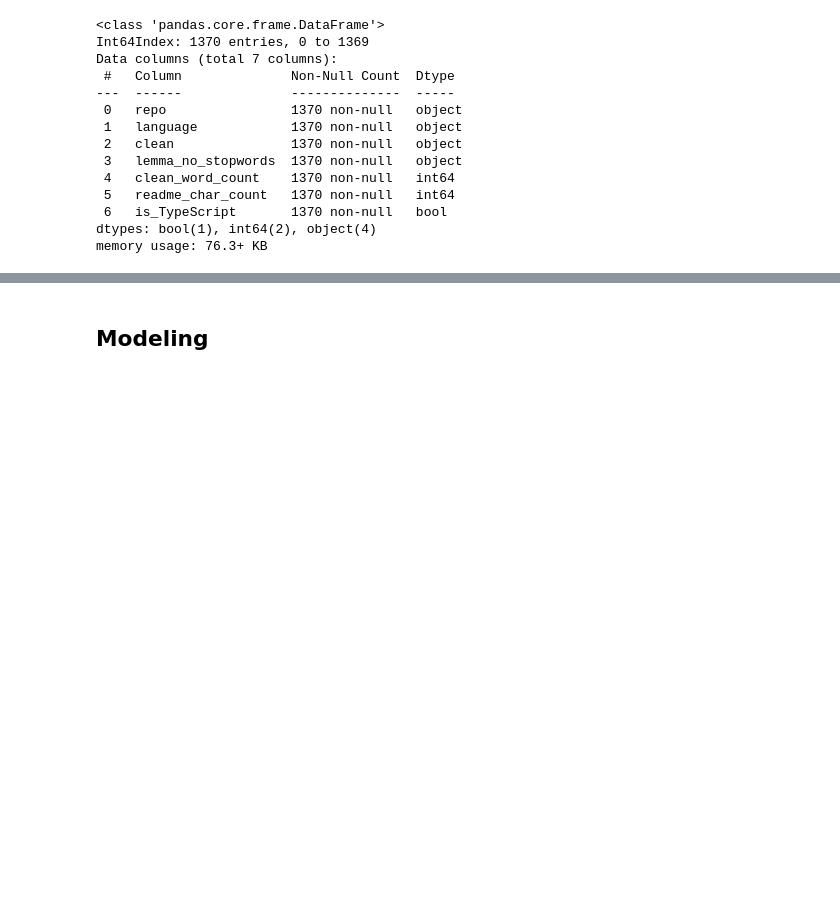
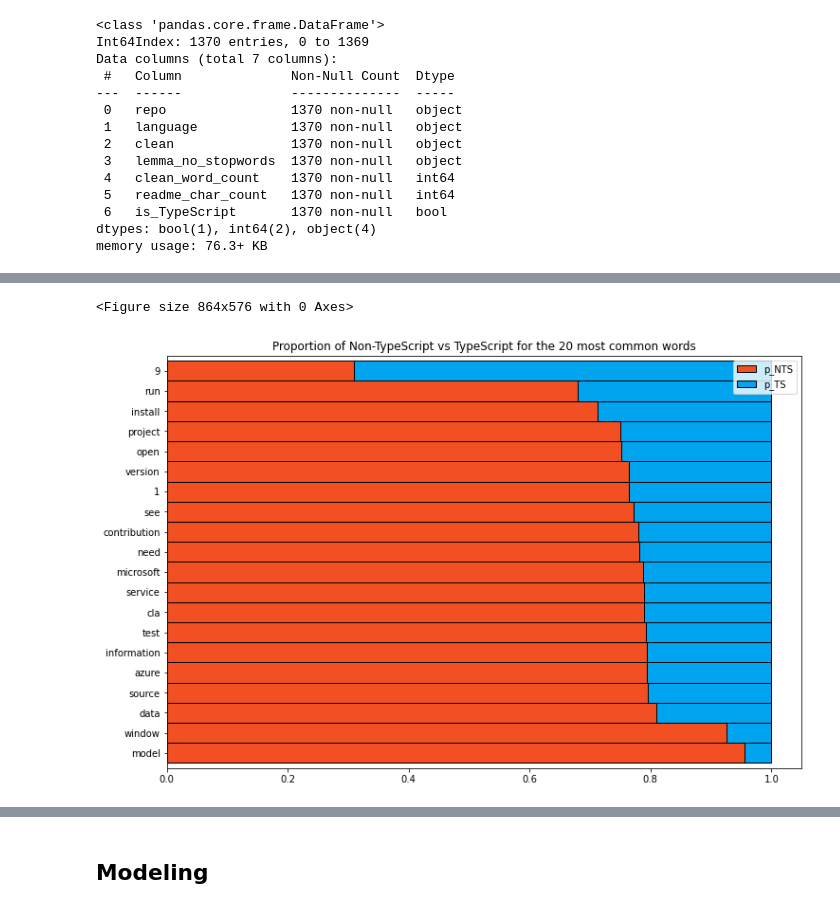
Before and after one commit to lets-talk-codeup/github-guesser, a Jupyter notebook: NLP_project_final_notebook.ipynb, the cells around one changed output, grey strips where cells are left out. Drawn from its saved outputs; the diff is of its cells as text; code cells hidden in the pictures; blank space fills up the shorter version.

```diff
--- a/NLP_project_final_notebook.ipynb
+++ b/NLP_project_final_notebook.ipynb
@@ -106,0 +143,4 @@ df.head()
+# %%
+#Call the train_val_test_split function from wrangle.py
+
+train, validate, test = wr.train_val_test_split(df, random_state=123)
@@ -106,0 +184,15 @@ df.head()
+# %%
+#TypeScript words
+TS_words = ' '.join(train[train.language == 'TypeScript'].lemma_no_stopwords.astype('str')).split()
+
+#Non-TypeScript words
+NTS_words = ' '.join(train[train.language != 'TypeScript'].lemma_no_stopwords.astype('str')).split()
+
+#All words combined
+all_words = ' '.join(train.lemma_no_stopwords.astype('str')).split()
+# %%
+#Get respective frequency counts
+
+TS_freq = pd.Series(TS_words).value_counts()
+NTS_freq = pd.Series(NTS_words).value_counts()
+all_freq = pd.Series(all_words).value_counts()
@@ -106,0 +253,8 @@ df.head()
+# %%
+#Look at ratio of word counts
+word_counts = (pd.concat([all_freq, TS_freq, NTS_freq], axis=1, sort=True)
+                .set_axis(['all', 'TS', 'NTS'], axis=1, inplace=False)
+                .fillna(0)
+                .apply(lambda s: s.astype(int)))
+
+word_counts.head()
@@ -106,0 +288,21 @@ df.head()
+# %%
+### Visualize
+
+plt.figure(figsize = (12, 8))
+
+# figure out the percentage
+(word_counts
+ .assign(p_NTS=word_counts.NTS / word_counts['all'],
+         p_TS=word_counts.TS / word_counts['all'])
+ .sort_values(by='all')
+ [['p_NTS', 'p_TS']]
+ .tail(20)
+ .sort_values('p_TS')
+ .plot.barh(stacked=True, width = 1, ec = 'k',color=['#f25022', '#00a4ef'], figsize = (12, 8)))
+
+plt.title('Proportion of Non-TypeScript vs TypeScript for the 20 most common words')
+
+plt.show()
+# %% [output]
+<Figure size 864x576 with 0 Axes>
+[figure, added]
```
Also changed, not shown: parts of 67 cells of this notebook.
